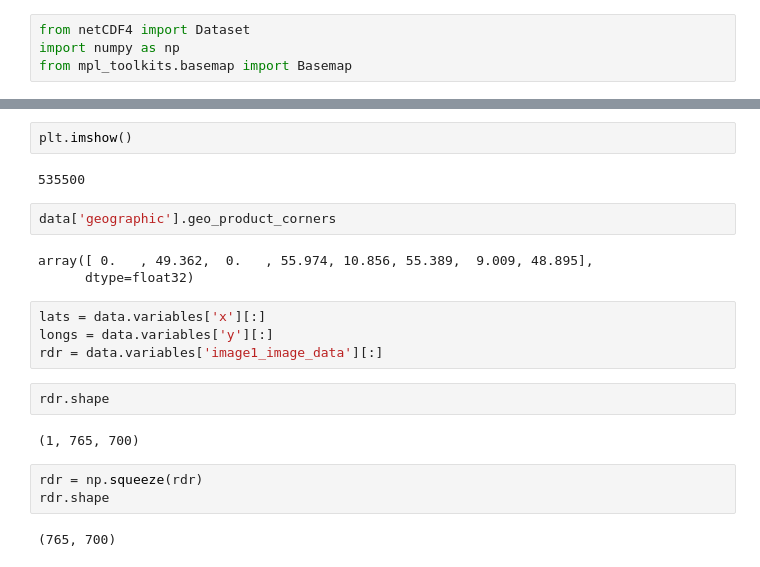
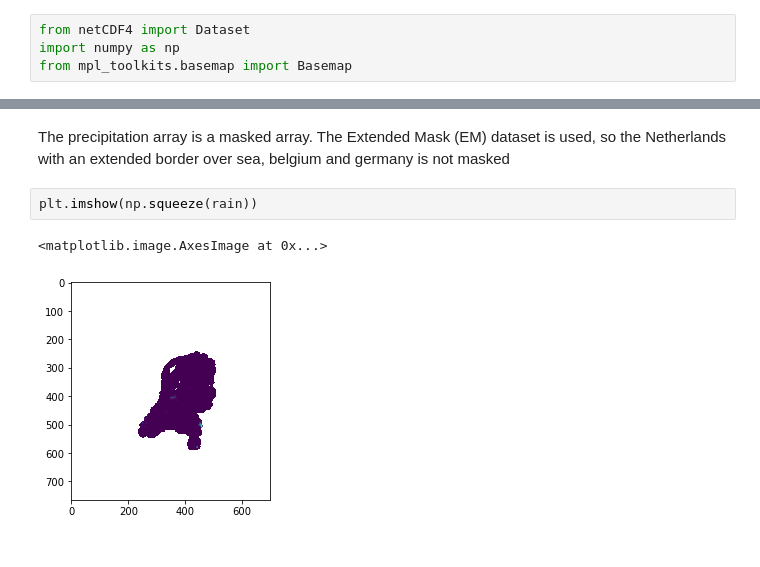
Before and after one commit to KoertS/precipitation-nowcasting-using-GANs, a Jupyter notebook: precipitation_forecasting/preprocess_data.ipynb, the cells around one changed output, grey strips where cells are left out. Drawn from its saved outputs; the diff is of its cells as text.

```diff
--- a/precipitation_forecasting/preprocess_data.ipynb
+++ b/precipitation_forecasting/preprocess_data.ipynb
@@ -514,22 +560,7 @@ array([[[65535., 65535., 65535., ..., 65535., 65535., 65535.],
+# %% [markdown]
+The precipitation array is a masked array. The Extended Mask (EM) dataset is used, so the Netherlands with an extended border over sea, belgium and germany is not masked
 # %%
-plt.imshow()
+plt.imshow(np.squeeze(rain))
 # %% [output]
-535500
+<matplotlib.image.AxesImage at 0x...>
+[figure, added]
-# %%
-data['geographic'].geo_product_corners
-# %% [output]
-array([ 0.   , 49.362,  0.   , 55.974, 10.856, 55.389,  9.009, 48.895],
-      dtype=float32)
-# %%
-lats = data.variables['x'][:]
-longs = data.variables['y'][:]
-rdr = data.variables['image1_image_data'][:]
-# %%
-rdr.shape
-# %% [output]
-(1, 765, 700)
-# %%
-rdr = np.squeeze(rdr)
-rdr.shape
-# %% [output]
-(765, 700)
```
Also changed, not shown: parts of 23 cells of this notebook.
